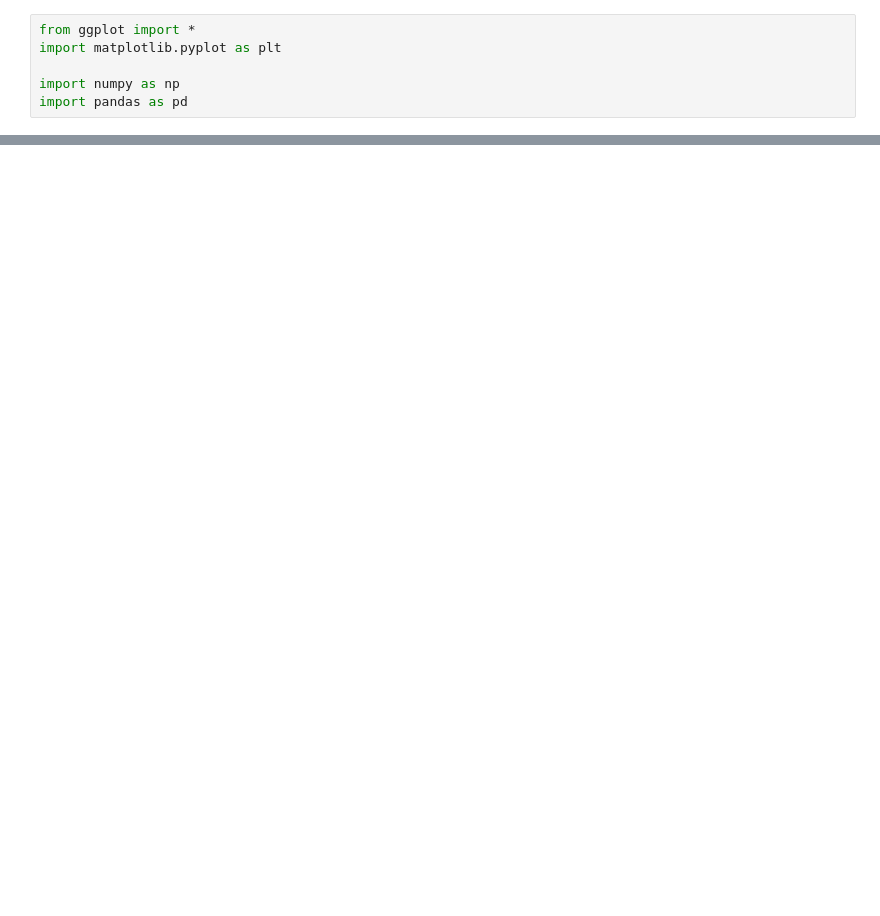
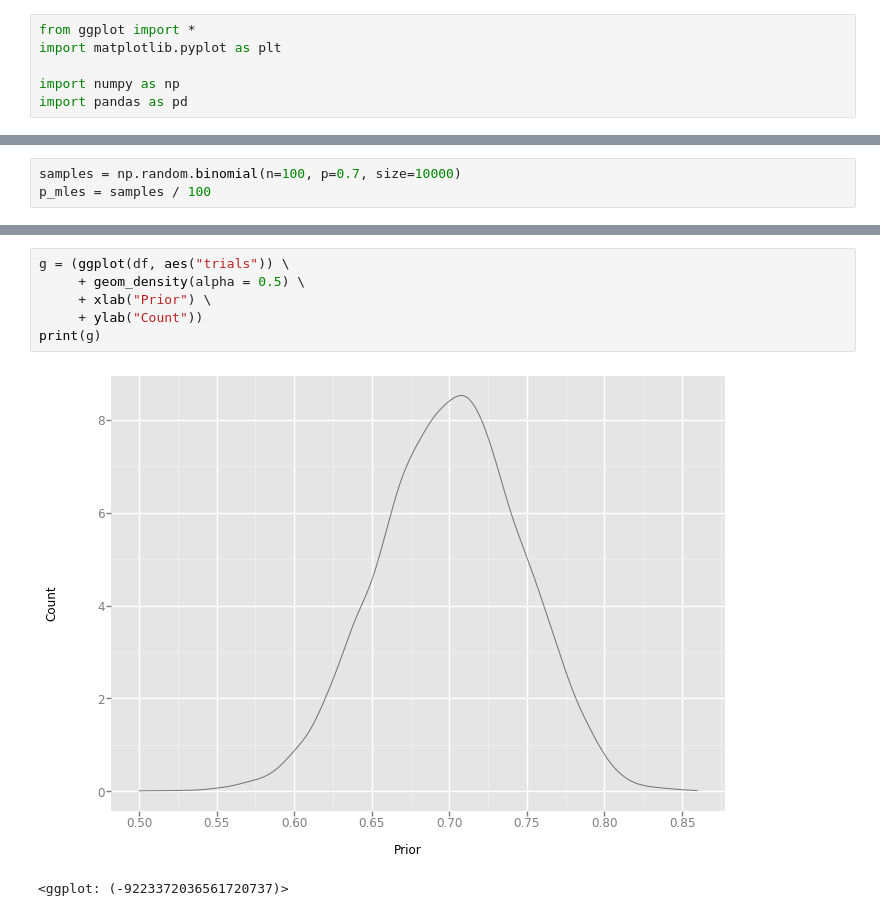
Before and after one commit to shawlu95/Data-Science-Toolbox, a Jupyter notebook: visualization/ggplot.ipynb, the cells around one changed output, grey strips where cells are left out. Cells and saved outputs as stored; diff of their text form; blank space fills up the shorter version.

```diff
--- a/visualization/ggplot.ipynb
+++ b/visualization/ggplot.ipynb
@@ -29,0 +45,3 @@ plt.plot(x, y)
+# %%
+samples = np.random.binomial(n=100, p=0.7, size=10000)
+p_mles = samples / 100
@@ -29,0 +53,9 @@ plt.plot(x, y)
+# %%
+g = (ggplot(df, aes("trials")) \
+     + geom_density(alpha = 0.5) \
+     + xlab("Prior") \
+     + ylab("Count"))
+print(g)
+# %% [output]
+[figure, added]
+<ggplot: (-9223372036561720737)>
```
Also changed, not shown: parts of 7 cells of this notebook, 14 other files.
